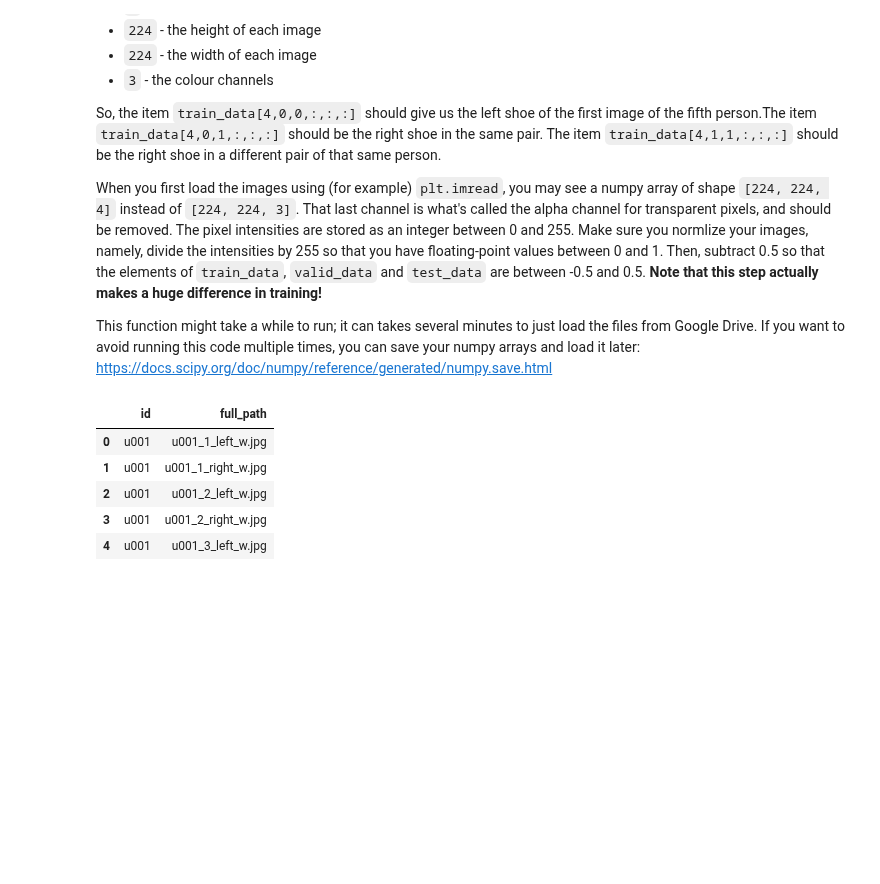
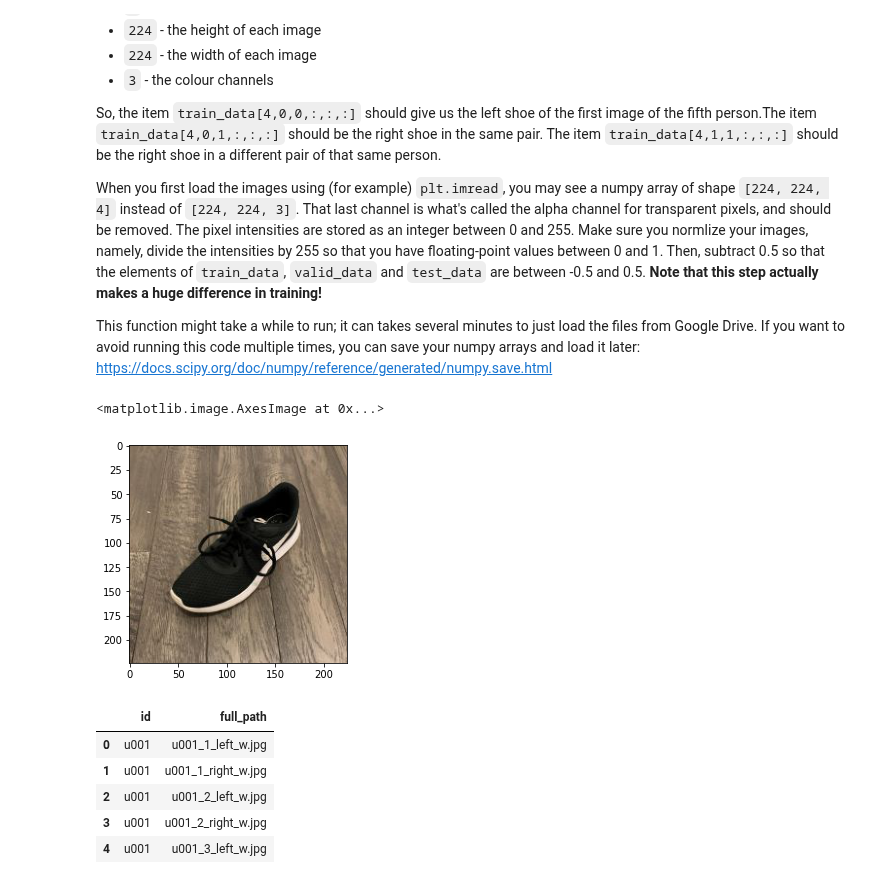
Before and after one commit to shaniklein/Introduction-to-Deep-Learning, a Jupyter notebook: Assignment3_ipynb_json.ipynb, the cells around one changed output. Drawn from its saved outputs; the diff is of its cells as text; code cells hidden in the pictures; blank space fills up the shorter version.

```diff
--- a/Assignment3_ipynb_json.ipynb
+++ b/Assignment3_ipynb_json.ipynb
@@ -101,3 +86,9 @@ https://docs.scipy.org/doc/numpy/reference/generated/numpy.save.html
+# %%
+image_left=plt.imread('/content/gdrive/My Drive/Intro_to_Deep_Learning/assignment3/data/data/train/u001_1_left_w.jpg')
+plt.imshow(image_left)
+# %% [output]
+<matplotlib.image.AxesImage at 0x...>
+[figure, added]
 # %%
 import glob
 train_path = "/content/gdrive/My Drive/Intro_to_Deep_Learning/assignment3/data/data/train/*.jpg" # TODO - UPDATE ME!
```
Also changed, not shown: parts of 6 cells of this notebook.
